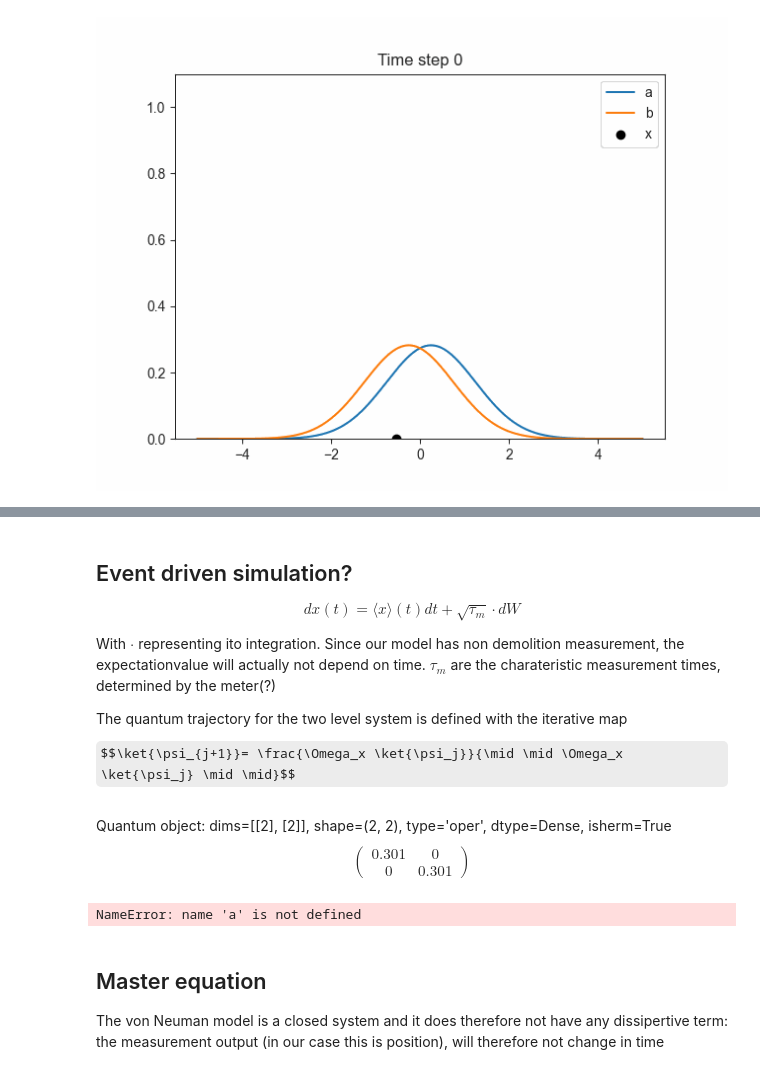
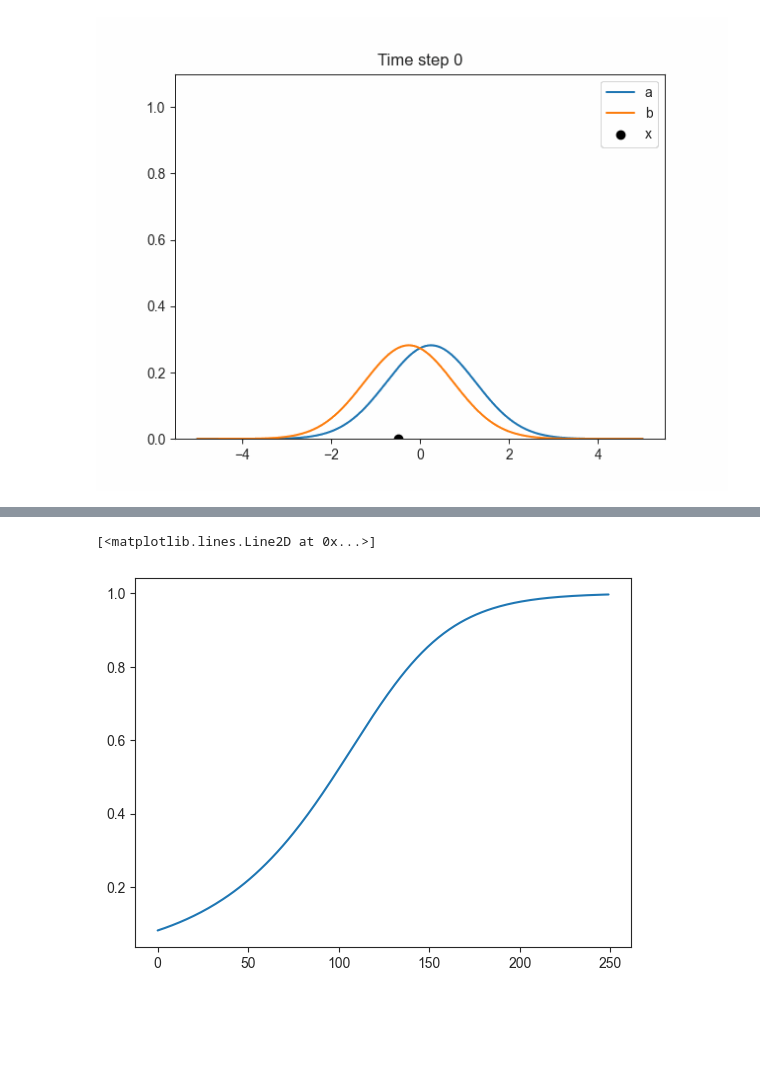
Before and after one commit to AlexInselmann/quantum-sensing, a Jupyter notebook: von Neumann.ipynb, the cells around one changed output, grey strips where cells are left out. Cells and saved outputs as stored; diff of their text form; code cells hidden in the pictures; some formulas as TeX source; blank space fills up the shorter version.

```diff
--- a/von Neumann.ipynb
+++ b/von Neumann.ipynb
@@ -317,34 +291,0 @@ plt.plot(np.linspace(0,500,500),c0*np.exp(-tc*np.linspace(0,500,500))+h)
-# %% [markdown]
-## Event driven simulation?
-
-$$dx(t)=\langle x \rangle(t) dt + \sqrt{\tau_m} \cdot dW $$
-
-With $\cdot$ representing ito integration. Since our model has non demolition measurement, the expectationvalue will actually not depend on time. $\tau_m$ are the charateristic measurement times, determined by the meter(?)
-
-The quantum trajectory for the two level system is defined with the iterative map
-
-$$\ket{\psi_{j+1}}= \frac{\Omega_x \ket{\psi_j}}{\mid \mid \Omega_x \ket{\psi_j} \mid \mid}$$
-# %%
-#The measurement operator
-def Sigma_x(x):
-    return qt.Qobj([[phi(x-gweak), 0], [0, phi(x-gweak)]])
-
-Sigma_x(1)
-# %% [output]
-Quantum object: dims=[[2], [2]], shape=(2, 2), type='oper', dtype=Dense, isherm=True$$\left(\begin{array}{cc}0.301 & 0\\0 & 0.301\end{array}\right)$$
-# %%
-#Parameters
-N=10 #Number of levels in metet hilbert space
-
-#Operators
-qt.momentum(N)
-sz = qt.sigmaz()
-
-
-#Initial state
-psi00 = (a*qt.basis(2,0) + b*qt.basis(2,1))
-rho0 = psi00 *psi00.dag() #pure state
-
-times = np.linspace(0,1,100)
-# %% [output]
-NameError: name 'a' is not defined
@@ -360,4 +292,6 @@ stoc_solution = qt.smesolve(
-# %% [markdown]
-## Master equation
-
-The von Neuman model is a closed system and it does therefore not have any dissipertive term: the measurement output (in our case this is position), will therefore not change in time
+# %%
+
+plt.plot(cplus_VN(X_span,gweak,a0,b0))
+# %% [output]
+[<matplotlib.lines.Line2D at 0x...>]
+[figure, added]
```
Also changed, not shown: parts of 27 cells of this notebook, 2 other files.
